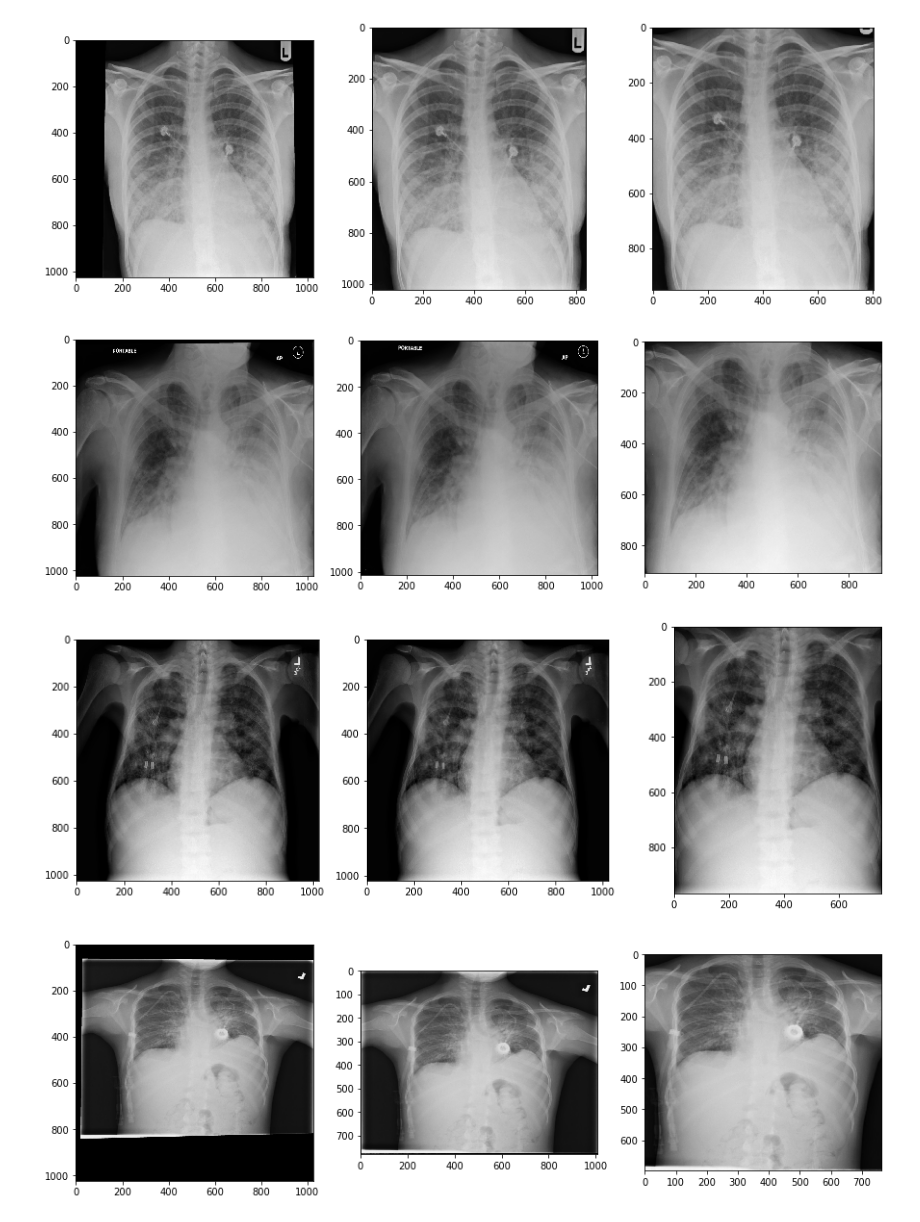
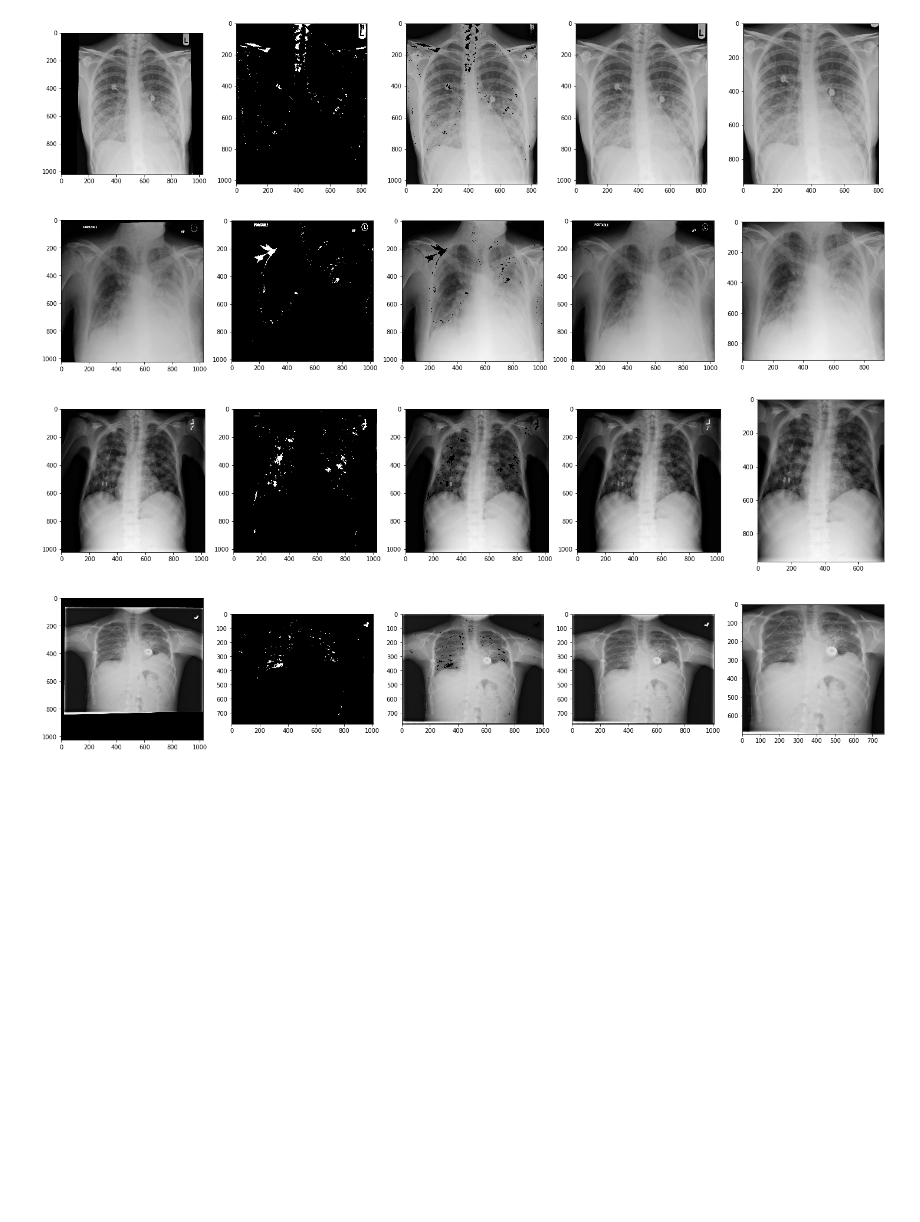
Before and after one commit to LucaCappelletti94/covidxpert, a Jupyter notebook: BBoxing with histograms.ipynb, the cells around one changed output. Saved outputs shown, nothing was run; the diff lists cells and outputs as text; code cells hidden in the pictures; blank space fills up the shorter version.

Commit message:
Added remove artefacts

```diff
--- a/BBoxing with histograms.ipynb
+++ b/BBoxing with histograms.ipynb
@@ -60,27 +60,36 @@ def compute_median_threshold(mask:np.ndarray)->float:
     v_white_median = np.median(mask.mean(axis=0))
     h_white_median = np.median(mask.mean(axis=1))
     return v_white_median/2, h_white_median/2
+# %%
+def normalize_image(image:np.ndarray)->np.ndarray:
+    return np.uint8(((image - image.min()) / (image.max() - image.min()))*255)
 # %%
-def remove_artefacts(image:np.ndarray, sigma_1:float=1, sigma_2:float=5)->np.ndarray:
-    blur1 = cv2.GaussianBlur(image, (5,5), sigma_1, sigma_1).astype(float)
-    blur2 = cv2.GaussianBlur(image, (5,5), sigma_2, sigma_2).astype(float)
-    result = blur1 - blur2
-    result = np.uint8(((result - result.min()) / (result.max() - result.min()))*255)
-    result = cv2.threshold(image, np.median(result), 255, cv2.THRESH_BINARY)[1]
+def remove_artefacts(image:np.ndarray, sigma_1:float=0.3, sigma_2:float=15)->np.ndarray:
+    blur = cv2.GaussianBlur(image, (5,5), sigma_2, sigma_2).astype(float)
+    result = image - blur
+    result = normalize_image(image)
+    result = cv2.threshold(result, np.median(result), 255, cv2.THRESH_BINARY)[1]
     nb_components, output, stats, centroids = cv2.connectedComponentsWithStats(result, connectivity=8)
     sizes = stats[1:, -1]
-    area = sizes.max()
+    area = result.shape[0]*result.shape[1]
     artefacts = np.zeros(result.shape, dtype=bool)
+
     for i, size in enumerate(sizes):
-        if size < area/20:
+        if size < area/10:
             artefacts |= output==i+1
+
+    kernel = np.ones((3,3),np.uint8)
+
+    artefacts = cv2.dilate(artefacts.astype(np.uint8), kernel).astype(bool)
+
     cleared_image = image.copy()
     cleared_image[artefacts]=0
-    return cleared_image
+
+    return cleared_image, artefacts
 # %%
 def get_blur_mask(image:np.ndarray, padding:int):
     blurred = add_padding(image, padding)
-    blurred = remove_artefacts(blurred)
+    blurred, _ = remove_artefacts(blurred)
     blurred = apply_mean_blur(blurred)
     blurred = apply_median_threshold(blurred)
     return trim_padding(blurred, padding)
@@ -93,17 +105,19 @@ paths = glob("tests/test_images/*.jpg")
 # %%
 for path in paths:
     original = load_image(path)
     image = perspective_correction(original)
+    cleared_image, artefacts = remove_artefacts(image)
     bboxed = blur_bbox(image)
 
-    fig, axes = plt.subplots(ncols=3, figsize=(15, 5))
-
+    fig, axes = plt.subplots(ncols=5, figsize=(25, 5))
     axes[0].imshow(original, cmap="gray")
-    axes[1].imshow(image, cmap="gray")
-    axes[2].imshow(bboxed, cmap="gray")
+    axes[1].imshow(artefacts, cmap="gray")
+    axes[2].imshow(cleared_image, cmap="gray")
+    axes[3].imshow(image, cmap="gray")
+    axes[4].imshow(bboxed, cmap="gray")
     plt.show()
 # %% [output]
-[figure, old version]
+[figure, new version]
-[figure, old version]
+[figure, new version]
-[figure, old version]
+[figure, new version]
-[figure, old version]
+[figure, new version]
```
Also changed, not shown: parts of 2 cells of this notebook, 3 other files.
